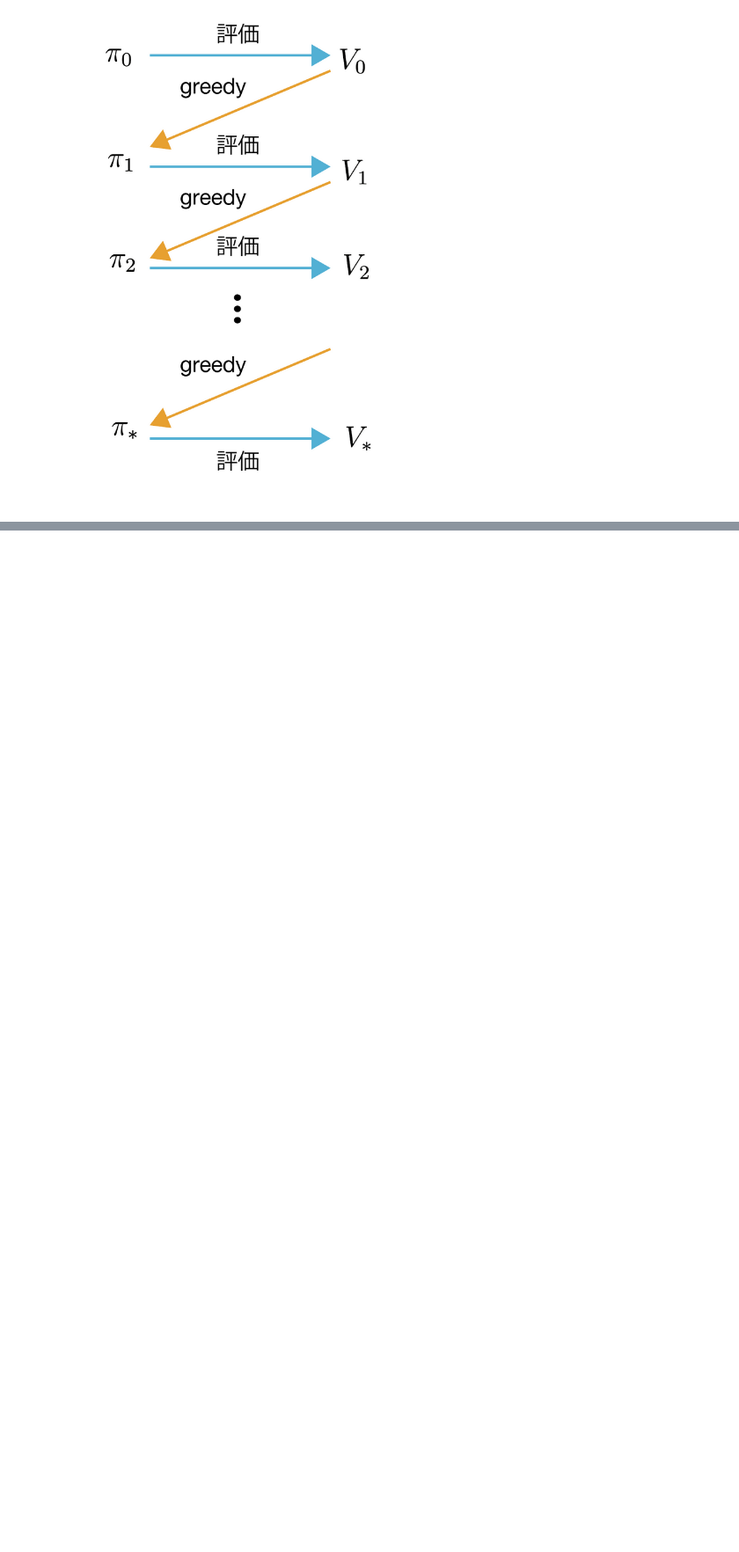
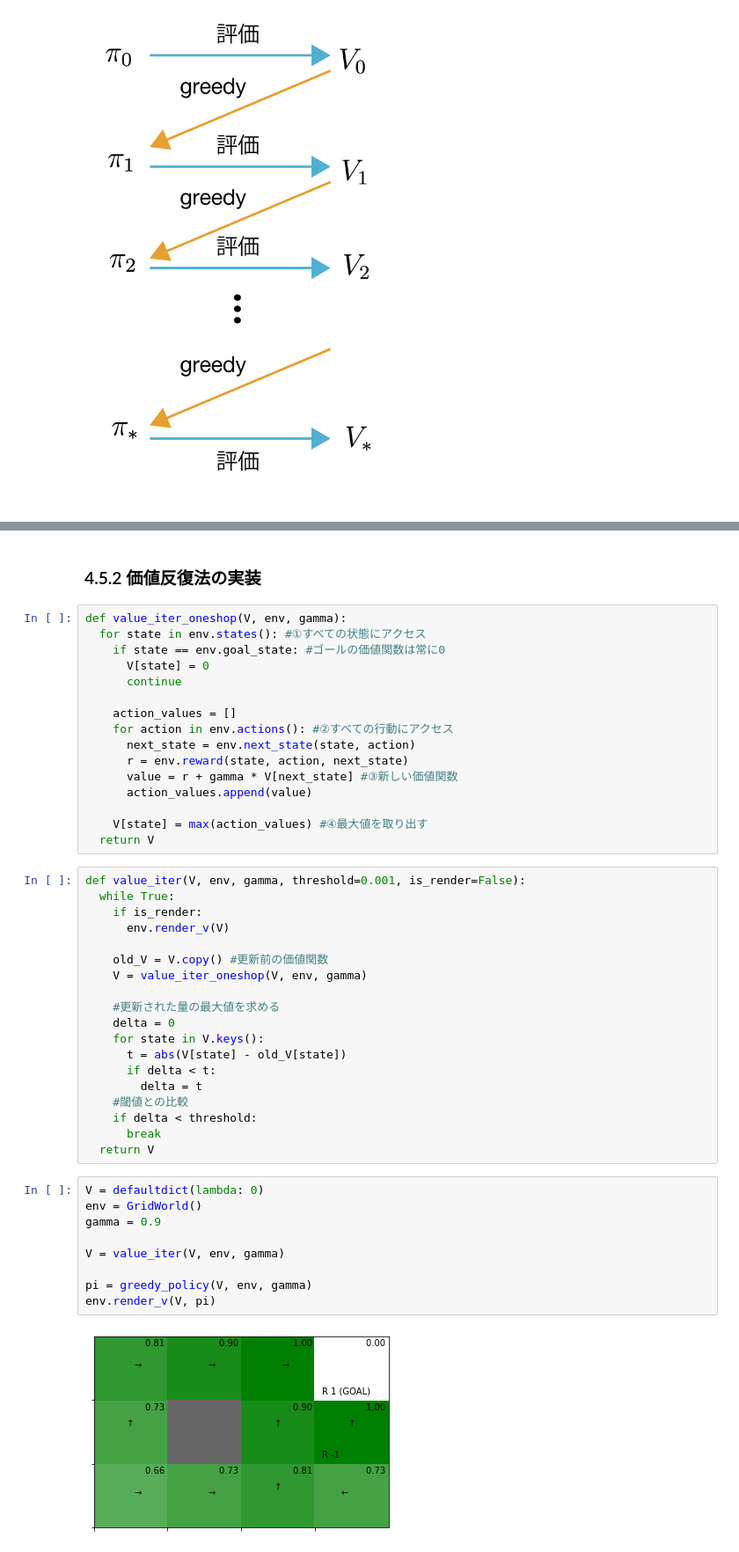
Before and after one commit to sota1111/DL_Zero, a Jupyter notebook: DL_Zero4_1.ipynb, the cells around one changed output, grey strips where cells are left out. Shown: that part at 88% size. Cells and saved outputs as stored; diff of their text form; blank space fills up the shorter version.

```diff
--- a/DL_Zero4_1.ipynb
+++ b/DL_Zero4_1.ipynb
@@ -1005,0 +1088,48 @@ display_png(Image('png/方策改善のプロセス.png'))
+# %% [markdown]
+### 4.5.2 価値反復法の実装
+# %%
+def value_iter_oneshop(V, env, gamma):
+  for state in env.states(): #①すべての状態にアクセス
+    if state == env.goal_state: #ゴールの価値関数は常に0
+      V[state] = 0
+      continue
+
+    action_values = []
+    for action in env.actions(): #②すべての行動にアクセス
+      next_state = env.next_state(state, action)
+      r = env.reward(state, action, next_state)
+      value = r + gamma * V[next_state] #③新しい価値関数
+      action_values.append(value)
+
+    V[state] = max(action_values) #④最大値を取り出す
+  return V
+# %%
+def value_iter(V, env, gamma, threshold=0.001, is_render=False):
+  while True:
+    if is_render:
+      env.render_v(V)
+
+    old_V = V.copy() #更新前の価値関数
+    V = value_iter_oneshop(V, env, gamma)
+
+    #更新された量の最大値を求める
+    delta = 0
+    for state in V.keys():
+      t = abs(V[state] - old_V[state])
+      if delta < t:
+        delta = t
+    #閾値との比較
+    if delta < threshold:
+      break
+  return V
+# %%
+V = defaultdict(lambda: 0)
+env = GridWorld()
+gamma = 0.9
+
+V = value_iter(V, env, gamma)
+
+pi = greedy_policy(V, env, gamma)
+env.render_v(V, pi)
+# %% [output]
+[figure, added]
```
Also changed, not shown: parts of 14 cells of this notebook.
